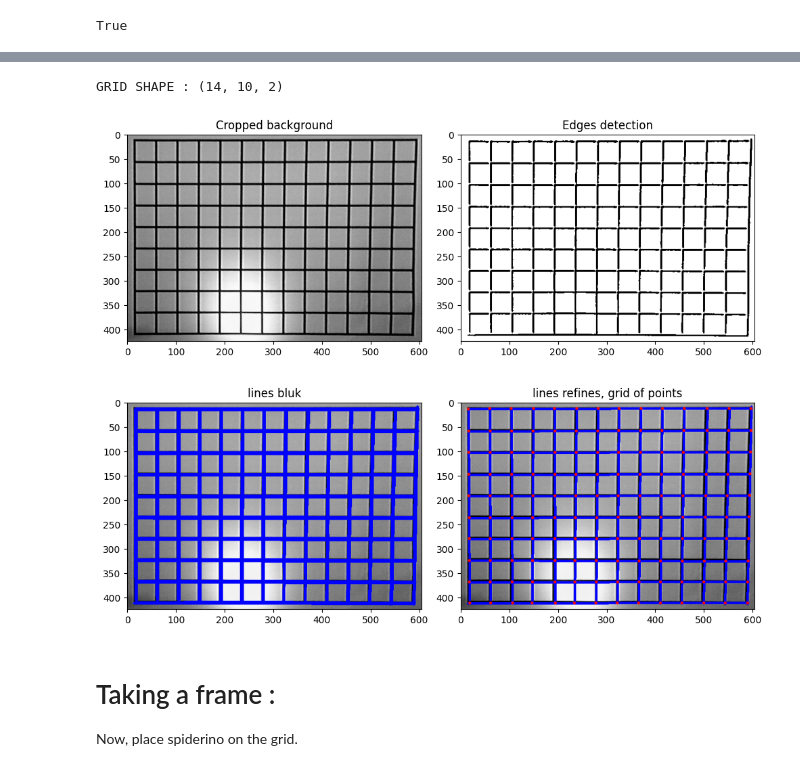
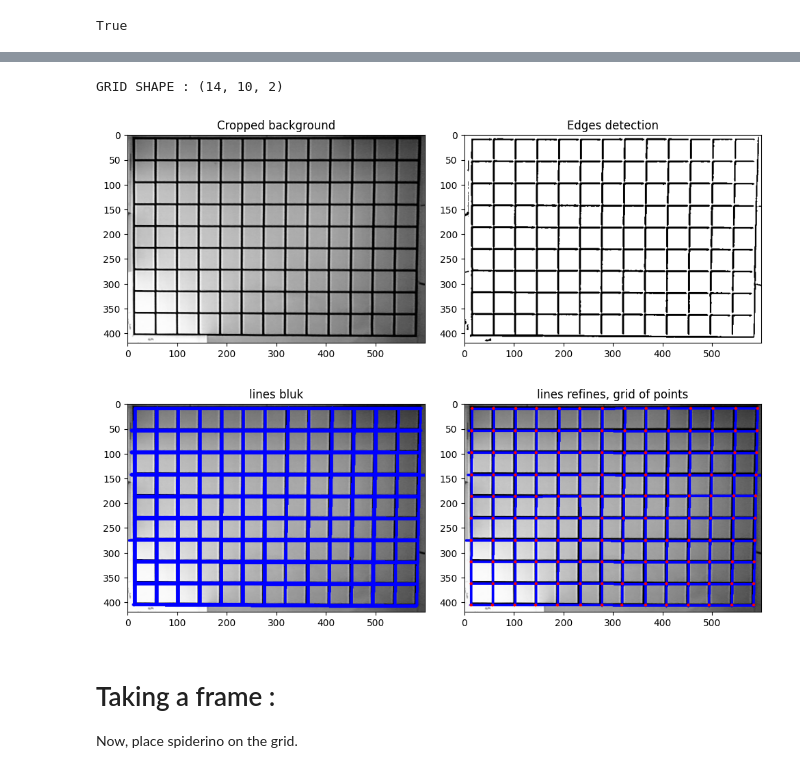
Before and after one commit to EmileBinot/spiderino-sensors-model, a Jupyter notebook: master-script/master-script.ipynb, the cells around one changed output, grey strips where cells are left out. Drawn from its saved outputs; the diff is of its cells as text; code cells hidden in the pictures.

```diff
--- a/master-script/master-script.ipynb
+++ b/master-script/master-script.ipynb
@@ -100,13 +101,10 @@ def processing_background(img_in):
     # Filter the image using filter2D, which has inputs: (grayscale image, bit-depth, kernel)
     sobelx = cv2.filter2D(blur, -1, sobel_x)
     sobelxy = cv2.bitwise_not(cv2.addWeighted(sobely, 0.5, sobelx, 0.5, 0))
-    # Otsu's thresholding
-    ret2,th2 = cv2.threshold(sobelxy,0,255,cv2.THRESH_BINARY+cv2.THRESH_OTSU)
     # Otsu's thresholding after Gaussian filtering
     blurred = cv2.GaussianBlur(sobelxy,(3,3),0)
-    ret3,th3 = cv2.threshold(blurred,0,255,cv2.THRESH_BINARY+cv2.THRESH_OTSU)
-    img_out = cv2.Canny(th3, 50, 200)
-    img_out = th3
+    ret3,img_out = cv2.threshold(blurred,0,255,cv2.THRESH_BINARY+cv2.THRESH_OTSU)
+
     return img_out
 
 ## LINE + GRID FINDING FUNCTIONS :
@@ -370,15 +368,15 @@ class Grid:
     deltas = self.points_matrix.reshape((-1,2)) - object
     dist_2 = np.einsum('ij,ij->i', deltas, deltas)
     min_dist = np.argmin(dist_2)
-    xnode = int(min_dist/(points_matrix.shape[1]))
-    ynode = min_dist - xnode*(points_matrix.shape[1])
+    xnode = int(min_dist/(self.points_matrix.shape[1]))
+    ynode = min_dist - xnode*(self.points_matrix.shape[1])
     return xnode,ynode
 
   def find_closest_node_2(self, node):
     smallest_dist = 1000
-    for i in range(points_matrix.shape[0]):
-      for j in range(points_matrix.shape[1]):
-        dist = np.linalg.norm(points_matrix[i][j]-node)
+    for i in range(self.points_matrix.shape[0]):
+      for j in range(self.points_matrix.shape[1]):
+        dist = np.linalg.norm(self.points_matrix[i][j]-node)
         if (dist < smallest_dist):
           smallest_dist = dist
           nbi = i
@@ -408,7 +406,7 @@ class Robot:
     self.n_sensors = n_sensors
     self.sensors_array = []
     for n in range(self.n_sensors):
-      sens = Sensor(self.pos,(12.25+self.theta+n*360/self.n_sensors))
+      sens = Sensor(self.pos,(22.5+self.theta+n*360/self.n_sensors))
       self.sensors_array.append(sens)
 
   def calculate_distances(self, grid):
@@ -449,14 +446,17 @@ cv2.imwrite('./content/background.jpg',background_raw)
 True
 # %%
 # first crop
-auto_bounding_box = get_bounding_box(background_raw)
-background_auto_crop = crop(background_raw,auto_bounding_box)
+# auto_bounding_box = get_bounding_box(background_raw)
+# background_auto_crop = crop(background_raw,auto_bounding_box)
+
+background_auto_crop = background_raw
+auto_bounding_box = (0,0,background_raw[0],background_raw[1])
 
 # second crop
-x = 25
-y = 20
-w = 605
-h = 425
+x = 810
+y = 295
+w = 600
+h = 420
 manual_bounding_box = (x,y,w,h)
 background_manual_crop = crop(background_auto_crop,manual_bounding_box)
 
@@ -471,40 +471,40 @@ edges = processing_background(background)
 # nb_show("AFTER THRSHOLD",edges)
 
 # Create HoughBundler instance to process lines given by cv2.HoughLinesP()
-bundler = HoughBundler(min_distance=10,min_angle=5)
+bundler = HoughBundler(min_distance=20,min_angle=5)
 #background_processed = bundler.preprocessing(background)
-lines_bulk = cv2.HoughLinesP(cv2.bitwise_not(edges),rho = 1,theta = 1*np.pi/180,threshold = 100,minLineLength = 100,maxLineGap = 50)
+lines_bulk = cv2.HoughLinesP(cv2.bitwise_not(edges),rho = 1,theta = 1*np.pi/180,threshold = 150,minLineLength = 100,maxLineGap = 50)
 lines = bundler.process_lines(lines_bulk)
 
 # Convert processed lines to a point matrix
 points_matrix_unsorted = lines_to_grid(lines)
 i = 0
 points_matrix_sorted = points_matrix_unsorted
 for row in points_matrix_unsorted:
     prod = row[row[:, 0].argsort()]
     points_matrix_sorted[i][:] = prod
     i = i+1
 
 points_matrix = np.transpose(points_matrix_sorted,(1,0,2))
 
 img_out_lines = cv2.cvtColor(background.copy(),cv2.COLOR_GRAY2RGB)
 for line in lines_bulk:
     cv2.line(img_out_lines,(line[0][0],line[0][1]),(line[0][2],line[0][3]),(0,0,255),3)
 
 img_out_1 = cv2.cvtColor(background.copy(),cv2.COLOR_GRAY2RGB)
 for line in lines:
     cv2.line(img_out_1,(line[0][0],line[0][1]),(line[0][2],line[0][3]),(0,0,255),3)
 for i in range(points_matrix.shape[0]):
   for j in range(points_matrix.shape[1]):
     cv2.circle(img_out_1, points_matrix[i][j][:] , radius=3, color=(255, 0, 0), thickness=-1)
 
 print("GRID SHAPE :",points_matrix.shape)
 nb_show_n(["Cropped background", "Edges detection"], [background, edges])
 nb_show_n(["lines bluk","lines refines, grid of points"],[img_out_lines,img_out_1])
 # %% [output]
 GRID SHAPE : (14, 10, 2)
-[figure, old version]
+[figure, new version]
-[figure, old version]
+[figure, new version]
 # %% [markdown]
 # Taking a frame :
 
```
Also changed, not shown: parts of 6 cells of this notebook, 3 other files.
